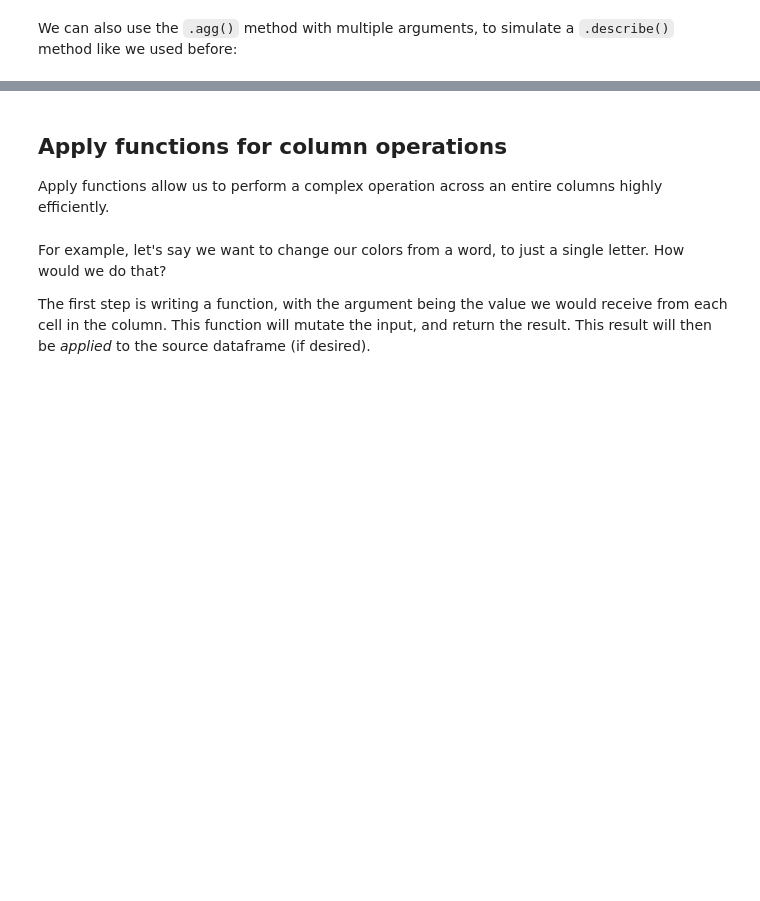
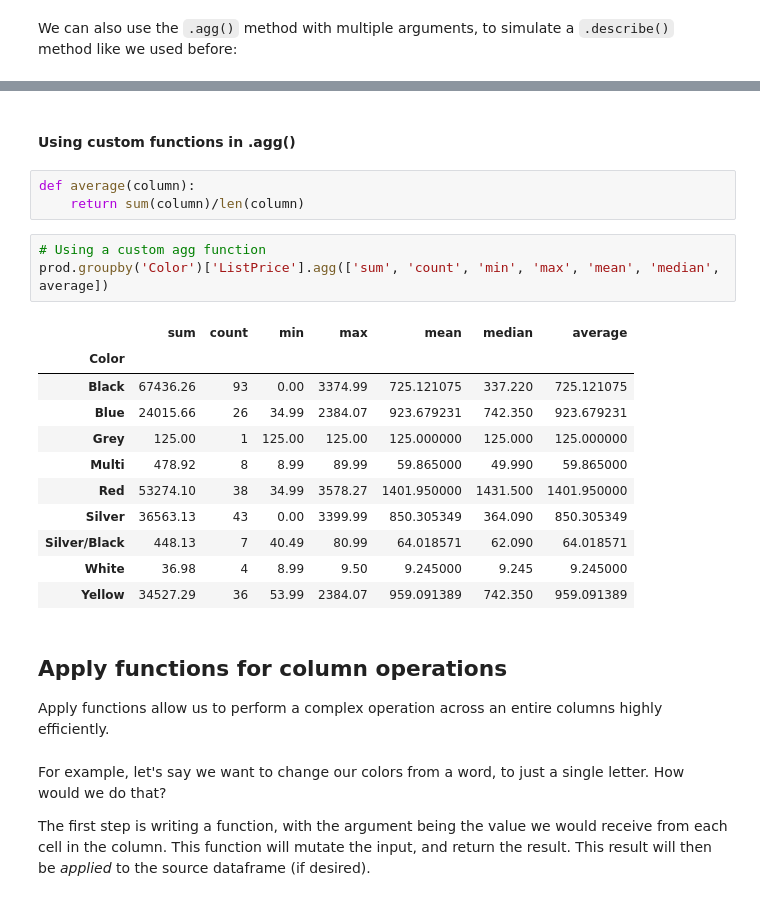
Before and after one commit to ersingt/coursework, a Jupyter notebook: 02-Week/01-pandas/02-pandas-intro-Adi-InClass.ipynb, the cells around one changed output, grey strips where cells are left out. Cells and saved outputs as stored; diff of their text form; blank space fills up the shorter version.

```diff
--- a/02-Week/01-pandas/02-pandas-intro-Adi-InClass.ipynb
+++ b/02-Week/01-pandas/02-pandas-intro-Adi-InClass.ipynb
@@ -474,3 +497,23 @@ We can also use the `.agg()` method with multiple arguments, to simulate a `.des
+# %% [markdown]
+#### Using custom functions in .agg()
+# %%
+def average(column):
+    return sum(column)/len(column)
+# %%
+# Using a custom agg function
+prod.groupby('Color')['ListPrice'].agg(['sum', 'count', 'min', 'max', 'mean', 'median', average])
+# %% [output]
+|  | sum | count | min | max | mean | median | average |
+| Color |  |  |  |  |  |  |  |
+| Black | 67436.26 | 93 | 0.00 | 3374.99 | 725.121075 | 337.220 | 725.121075 |
+| Blue | 24015.66 | 26 | 34.99 | 2384.07 | 923.679231 | 742.350 | 923.679231 |
+| Grey | 125.00 | 1 | 125.00 | 125.00 | 125.000000 | 125.000 | 125.000000 |
+| Multi | 478.92 | 8 | 8.99 | 89.99 | 59.865000 | 49.990 | 59.865000 |
+| Red | 53274.10 | 38 | 34.99 | 3578.27 | 1401.950000 | 1431.500 | 1401.950000 |
+| Silver | 36563.13 | 43 | 0.00 | 3399.99 | 850.305349 | 364.090 | 850.305349 |
+| Silver/Black | 448.13 | 7 | 40.49 | 80.99 | 64.018571 | 62.090 | 64.018571 |
+| White | 36.98 | 4 | 8.99 | 9.50 | 9.245000 | 9.245 | 9.245000 |
+| Yellow | 34527.29 | 36 | 53.99 | 2384.07 | 959.091389 | 742.350 | 959.091389 |
 # %% [markdown]
 ## Apply functions for column operations
 
```
Also changed, not shown: parts of 11 cells of this notebook, 1 other file.
